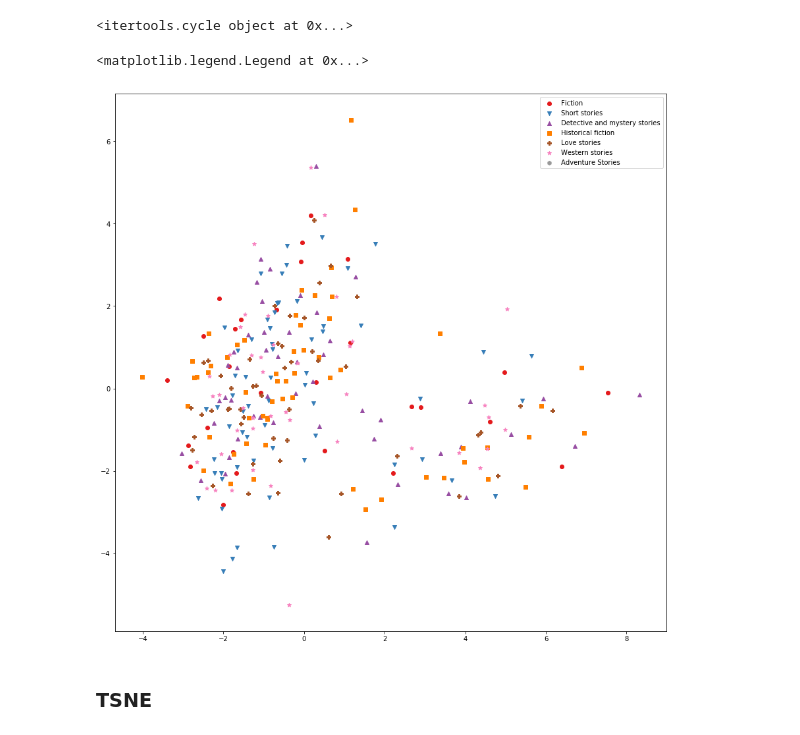
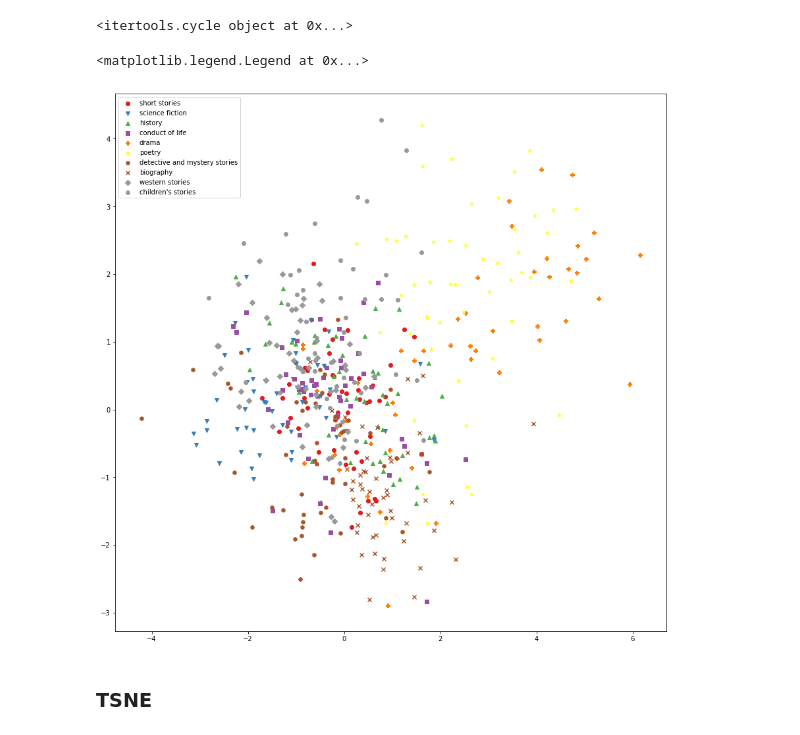
Before and after one commit to hobil/book-genres-prediction, a Jupyter notebook: notebooks/doc2vec_prototype.ipynb, the cells around one changed output. Cells and saved outputs as stored; diff of their text form; code cells hidden in the pictures.

```diff
--- a/notebooks/doc2vec_prototype.ipynb
+++ b/notebooks/doc2vec_prototype.ipynb
@@ -278,7 +272,7 @@ ax.legend()
 # %%
 from sklearn.manifold import TSNE
 tsne = TSNE(n_components=2)
-docvecs_tsne = tsne.fit_transform(docvecs)
+docvecs_tsne = tsne.fit_transform(docvecs_pca_n)
 # %%
 fig, ax = plt.subplots(1, 1, figsize=(15,15))
 
@@ -300,0 +326,11 @@ ax.legend()
+# %%
+selected_genres = ['short stories',
+                  'science fiction',
+                  'history',
+                  'conduct of life',
+                  'drama',
+                  'poetry',
+                  'detective and mystery stories',
+                  'biography',
+                  'western stories',
+                  'children\'s stories']
@@ -300,0 +339,18 @@ ax.legend()
+# %%
+def modify_genres(genre_set):
+    if len(genre_set) == 0:
+        return set()
+    result_set = set()
+    for s in genre_set:
+        result_set = result_set.union(set([x.lower().strip() for x in s.split('--')]))
+    return result_set
+
+metadata_catalog['modified_genres'] = metadata_catalog.subjects.apply(modify_genres)
+
+genres = metadata_catalog['modified_genres'].apply(
+    lambda x: list(x.intersection(selected_genres))[0]
+      if len(x.intersection(selected_genres))==1 else 'other')
+
+selected_genre_mask = genres != 'other'
+genres_selected = authors[selected_genre_mask]
+genres.value_counts()
@@ -302,6 +380,9 @@ ax.legend()
 ### PCA
 # %%
 n = len(selected_genres)
+n_samples_per_genre = 100
+
+
 genre_colors = plt.cm.Set1(np.linspace(0, 1, n))
 genre_markers = itertools.cycle(markers)
 print(genre_markers)
@@ -311,16 +392,16 @@ genre_color_marker_dict = {g : (genre_colors[n], next(genre_markers)) for n,g in
 # %%
 fig, ax = plt.subplots(1, 1, figsize=(15,15))
 
 for genre,(color, marker) in genre_color_marker_dict.items():
-    x = docvecs_pca[genres == genre, 0]
-    y = docvecs_pca[genres == genre, 1]
+    x = docvecs_pca[genres == genre, 0][:n_samples_per_genre]
+    y = docvecs_pca[genres == genre, 1][:n_samples_per_genre]
     alpha = 1
     ax.scatter(x, y, label=genre, c=color, marker=marker, alpha=alpha)
 
 ax.legend()
 # %% [output]
 <matplotlib.legend.Legend at 0x...>
-[figure, old version]
+[figure, new version]
 # %% [markdown]
 ### TSNE
 # %%
```
Also changed, not shown: parts of 72 cells of this notebook, 1 other file.
